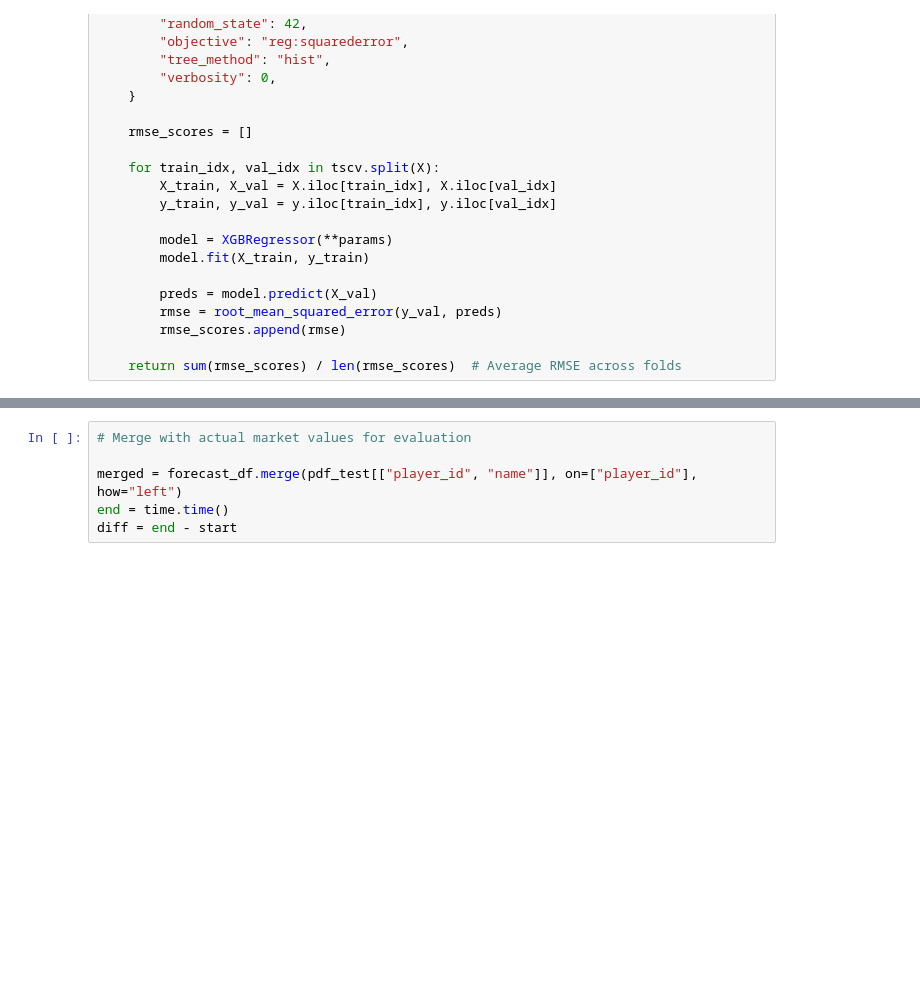
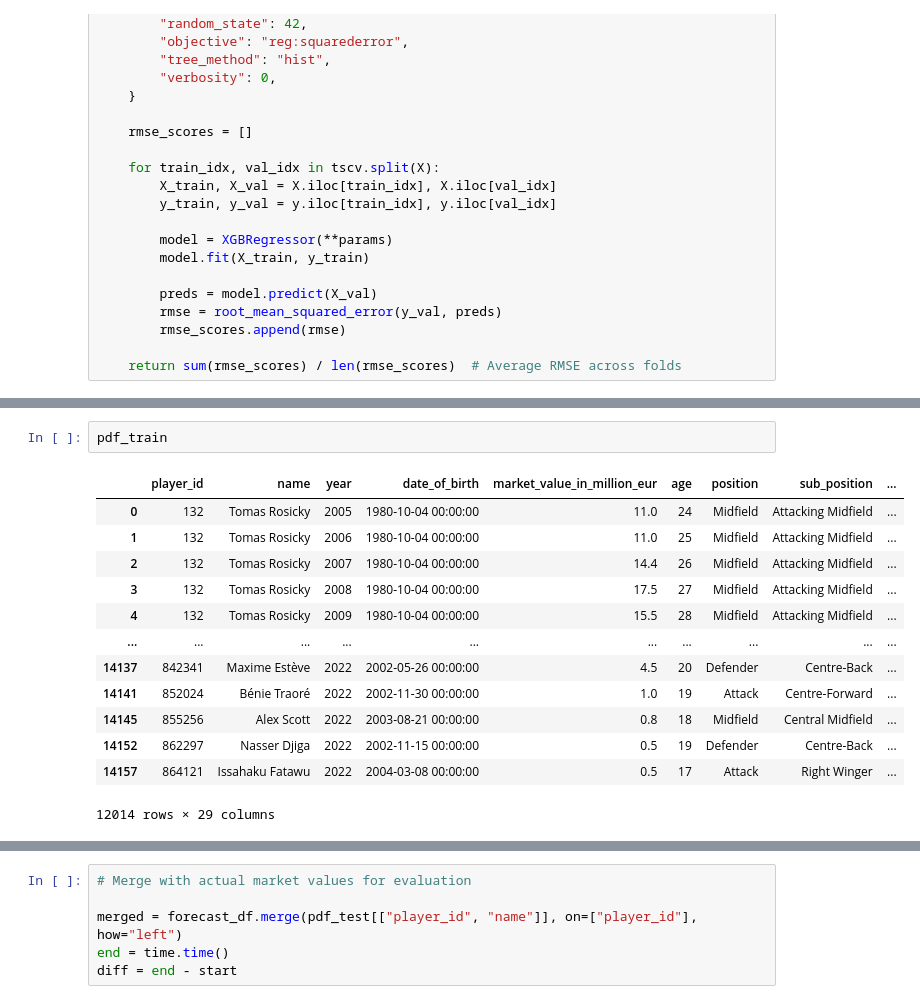
Before and after one commit to tomknuckey/football_player_value_predictions, a Jupyter notebook: decision_tree_forecasting.ipynb, the cells around one changed output, grey strips where cells are left out. Drawn from its saved outputs; the diff is of its cells as text; blank space fills up the shorter version.

```diff
--- a/decision_tree_forecasting.ipynb
+++ b/decision_tree_forecasting.ipynb
@@ -150,6 +147,22 @@ def predict_future_values(
 
     all_predictions_df = pd.concat(predictions, ignore_index=True)
     return all_predictions_df, model, y_test
+# %%
+pdf_train
+# %% [output]
+|  | player_id | name | year | date_of_birth | market_value_in_million_eur | age | position | sub_position | ... |
+| 0 | 132 | Tomas Rosicky | 2005 | 1980-10-04 00:00:00 | 11.0 | 24 | Midfield | Attacking Midfield | ... |
+| 1 | 132 | Tomas Rosicky | 2006 | 1980-10-04 00:00:00 | 11.0 | 25 | Midfield | Attacking Midfield | ... |
+| 2 | 132 | Tomas Rosicky | 2007 | 1980-10-04 00:00:00 | 14.4 | 26 | Midfield | Attacking Midfield | ... |
+| 3 | 132 | Tomas Rosicky | 2008 | 1980-10-04 00:00:00 | 17.5 | 27 | Midfield | Attacking Midfield | ... |
+| 4 | 132 | Tomas Rosicky | 2009 | 1980-10-04 00:00:00 | 15.5 | 28 | Midfield | Attacking Midfield | ... |
+| ... | ... | ... | ... | ... | ... | ... | ... | ... | ... |
+| 14137 | 842341 | Maxime Estève | 2022 | 2002-05-26 00:00:00 | 4.5 | 20 | Defender | Centre-Back | ... |
+| 14141 | 852024 | Bénie Traoré | 2022 | 2002-11-30 00:00:00 | 1.0 | 19 | Attack | Centre-Forward | ... |
+| 14145 | 855256 | Alex Scott | 2022 | 2003-08-21 00:00:00 | 0.8 | 18 | Midfield | Central Midfield | ... |
+| 14152 | 862297 | Nasser Djiga | 2022 | 2002-11-15 00:00:00 | 0.5 | 19 | Defender | Centre-Back | ... |
+| 14157 | 864121 | Issahaku Fatawu | 2022 | 2004-03-08 00:00:00 | 0.5 | 17 | Attack | Right Winger | ... |
+12014 rows × 29 columns
 # %%
 forecast_df, regressor, y_test = predict_future_values(    pdf_train,
     pdf_test, [2023, 2024, 2025, 2026, 2027, 2028], features)
```
Also changed, not shown: parts of 3 cells of this notebook, 2 other files.
